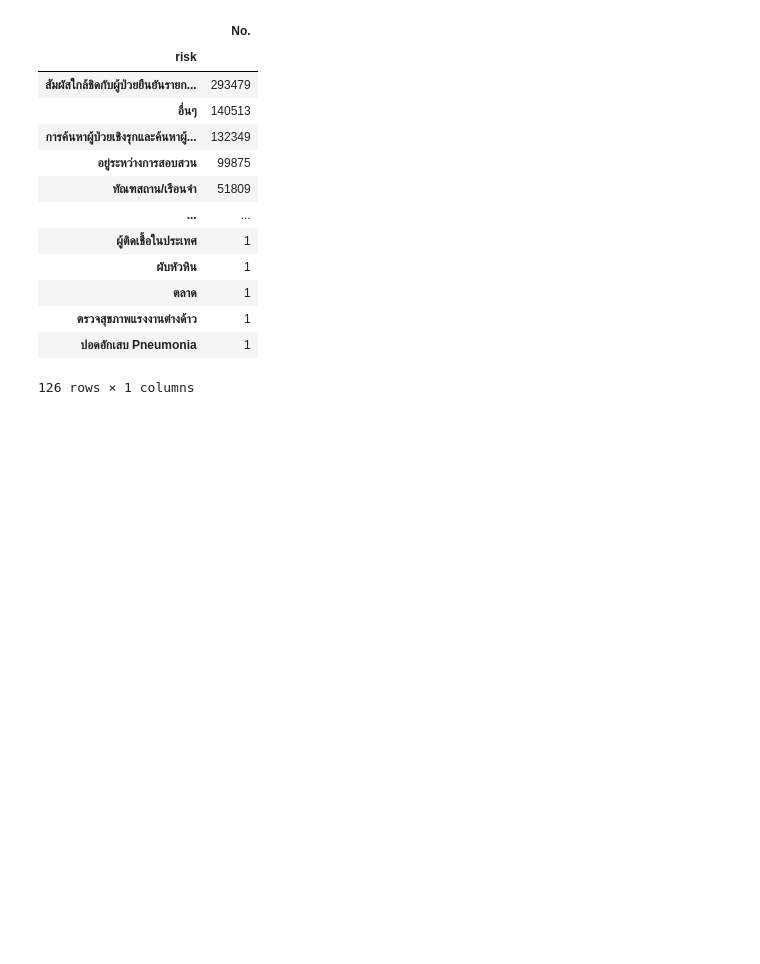
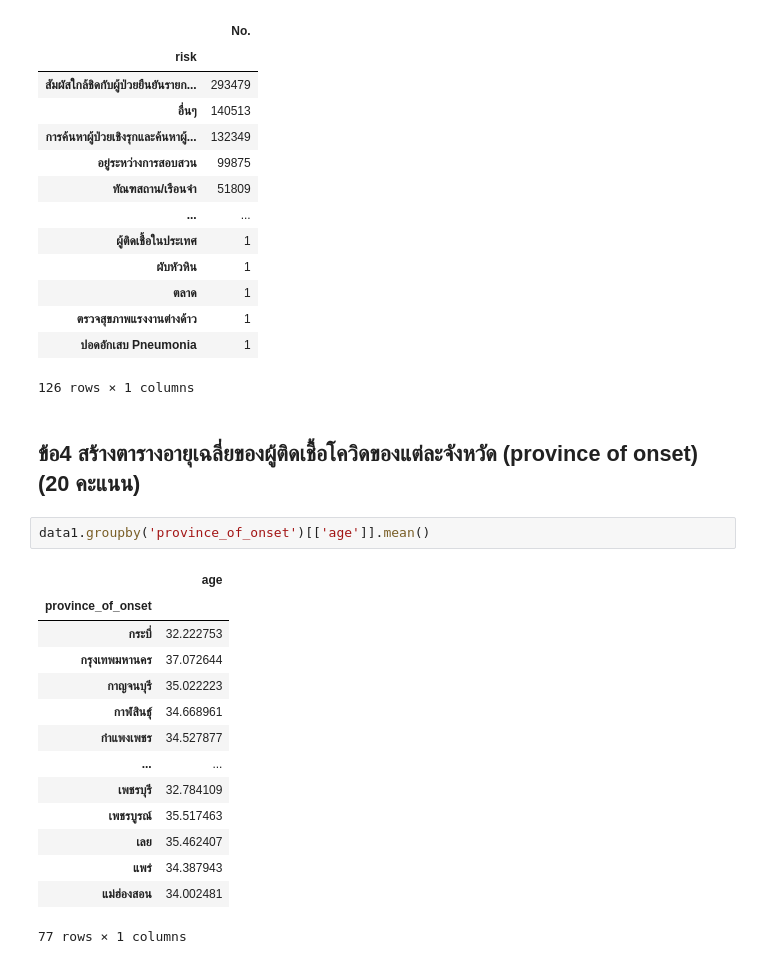
Before and after one commit to BooEiEi/data_viz_2022, a Jupyter notebook: BasicPython&DataViz_midterm2022.ipynb, the cells around one changed output. Saved outputs shown, nothing was run; the diff lists cells and outputs as text; blank space fills up the shorter version.

```diff
--- a/BasicPython&DataViz_midterm2022.ipynb
+++ b/BasicPython&DataViz_midterm2022.ipynb
@@ -538,3 +538,22 @@ data33.groupby('risk')[['No.']].count().sort_values('No.',ascending=False)
 | ตรวจสุขภาพแรงงานต่างด้าว | 1 |
 | ปอดอักเสบ Pneumonia | 1 |
 126 rows × 1 columns
+# %% [markdown]
+## ข้อ4 สร้างตารางอายุเฉลี่ยของผู้ติดเชื้อโควิดของแต่ละจังหวัด (province of onset) (20 คะแนน)
+# %%
+data1.groupby('province_of_onset')[['age']].mean()
+# %% [output]
+|  | age |
+| province_of_onset |  |
+| กระบี่ | 32.222753 |
+| กรุงเทพมหานคร | 37.072644 |
+| กาญจนบุรี | 35.022223 |
+| กาฬสินธุ์ | 34.668961 |
+| กำแพงเพชร | 34.527877 |
+| ... | ... |
+| เพชรบุรี | 32.784109 |
+| เพชรบูรณ์ | 35.517463 |
+| เลย | 35.462407 |
+| แพร่ | 34.387943 |
+| แม่ฮ่องสอน | 34.002481 |
+77 rows × 1 columns
```
Also changed, not shown: parts of 6 cells of this notebook.
